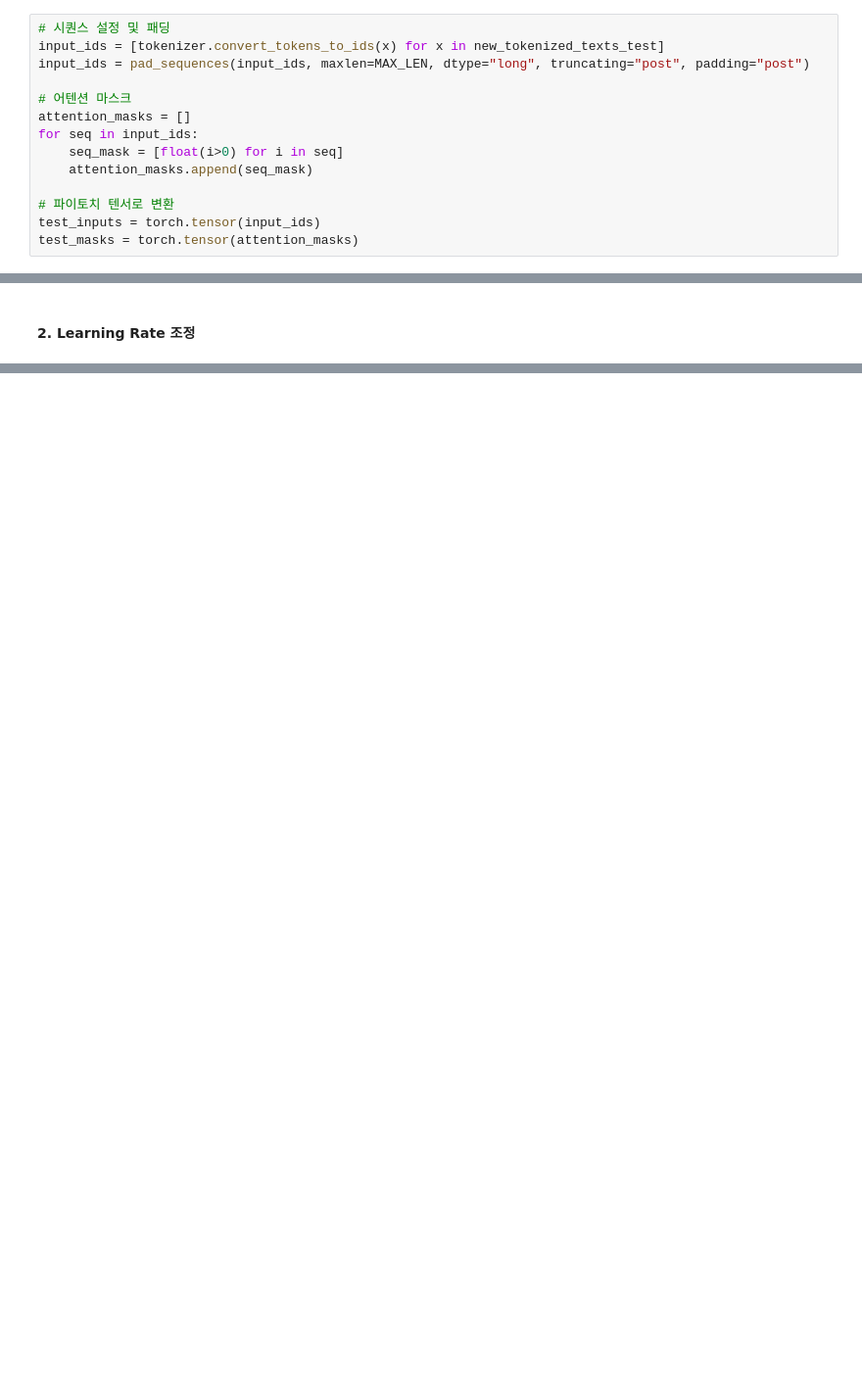
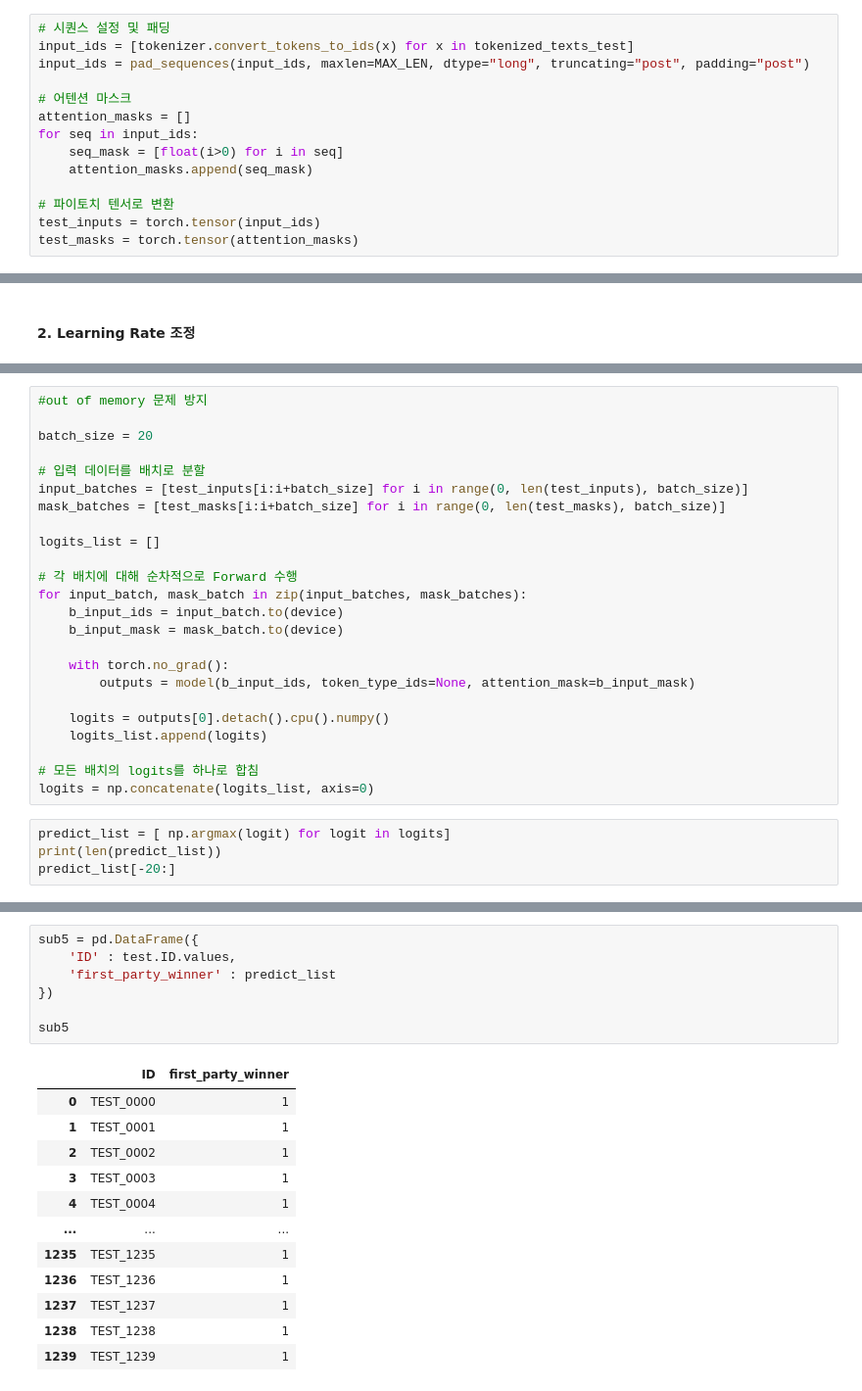
Before and after one commit to Jyundev/Dacon-Project, a Jupyter notebook: yunyoung/judgment_prediction.ipynb, the cells around one changed output, grey strips where cells are left out. Shown: that part at 98% size. Drawn from its saved outputs; the diff is of its cells as text; blank space fills up the shorter version.

```diff
--- a/yunyoung/judgment_prediction.ipynb
+++ b/yunyoung/judgment_prediction.ipynb
@@ -438,6 +463,6 @@ new_tokenized_texts_test size :  1210
 # %%
 # 시퀀스 설정 및 패딩
-input_ids = [tokenizer.convert_tokens_to_ids(x) for x in new_tokenized_texts_test]
+input_ids = [tokenizer.convert_tokens_to_ids(x) for x in tokenized_texts_test]
 input_ids = pad_sequences(input_ids, maxlen=MAX_LEN, dtype="long", truncating="post", padding="post")
 
 # 어텐션 마스크
@@ -1083,3 +1090,31 @@ def set_eval(test_input, test_masks):
     logits = logits.detach().cpu().numpy()
 
     return logits
+# %%
+#out of memory 문제 방지
+
+batch_size = 20
+
+# 입력 데이터를 배치로 분할
+input_batches = [test_inputs[i:i+batch_size] for i in range(0, len(test_inputs), batch_size)]
+mask_batches = [test_masks[i:i+batch_size] for i in range(0, len(test_masks), batch_size)]
+
+logits_list = []
+
+# 각 배치에 대해 순차적으로 Forward 수행
+for input_batch, mask_batch in zip(input_batches, mask_batches):
+    b_input_ids = input_batch.to(device)
+    b_input_mask = mask_batch.to(device)
+
+    with torch.no_grad():
+        outputs = model(b_input_ids, token_type_ids=None, attention_mask=b_input_mask)
+
+    logits = outputs[0].detach().cpu().numpy()
+    logits_list.append(logits)
+
+# 모든 배치의 logits를 하나로 합침
+logits = np.concatenate(logits_list, axis=0)
+# %%
+predict_list = [ np.argmax(logit) for logit in logits]
+print(len(predict_list))
+predict_list[-20:]
@@ -1085,0 +1129,20 @@ def set_eval(test_input, test_masks):
+# %%
+sub5 = pd.DataFrame({
+    'ID' : test.ID.values,
+    'first_party_winner' : predict_list
+})
+
+sub5
+# %% [output]
+|  | ID | first_party_winner |
+| 0 | TEST_0000 | 1 |
+| 1 | TEST_0001 | 1 |
+| 2 | TEST_0002 | 1 |
+| 3 | TEST_0003 | 1 |
+| 4 | TEST_0004 | 1 |
+| ... | ... | ... |
+| 1235 | TEST_1235 | 1 |
+| 1236 | TEST_1236 | 1 |
+| 1237 | TEST_1237 | 1 |
+| 1238 | TEST_1238 | 1 |
+| 1239 | TEST_1239 | 1 |
```
Also changed, not shown: parts of 47 cells of this notebook.
